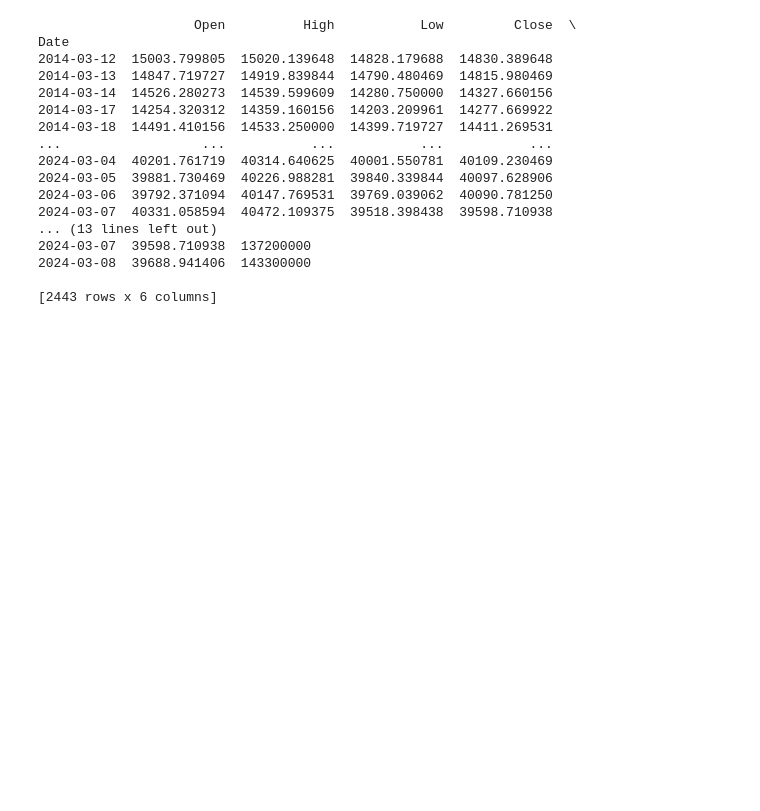
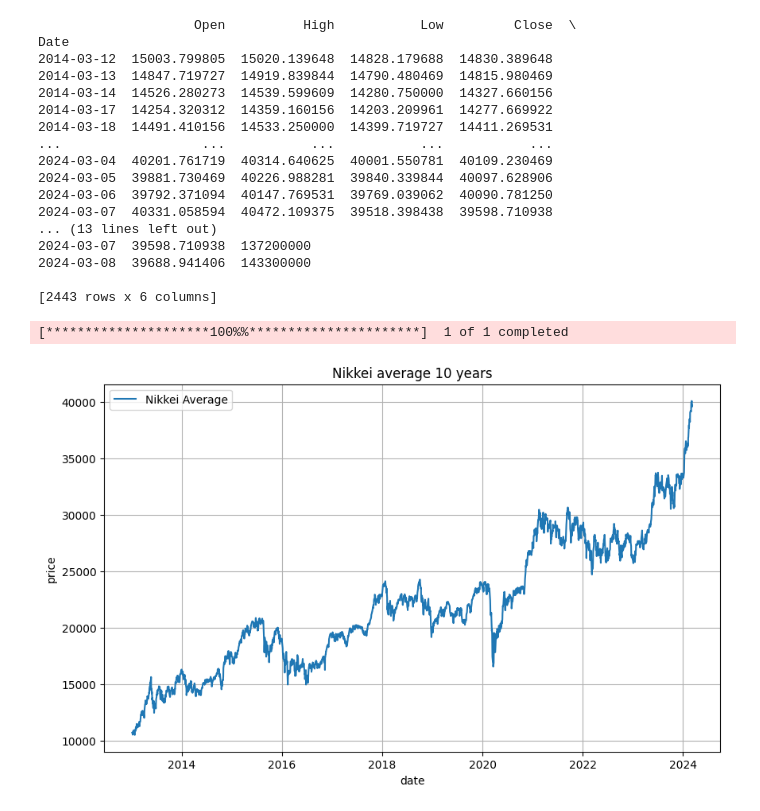
Before and after one commit to KazOku1018/PublicTest, a Jupyter notebook: 20230309.ipynb, the cells around one changed output. Drawn from its saved outputs; the diff is of its cells as text; code cells hidden in the pictures; blank space fills up the shorter version.

```diff
--- a/20230309.ipynb
+++ b/20230309.ipynb
@@ -36,3 +36,25 @@ Date
 2024-03-08  39688.941406  143300000
 
 [2443 rows x 6 columns]
+# %%
+import yfinance as yf
+import matplotlib.pyplot as plt
+
+# 開始日を設定（今から10年前）
+start_date = "2013-01-01"
+
+# 日経平均株価のシンボルは '^N225'
+nikkei225 = yf.download('^N225', start=start_date)
+
+# 折線グラフの描画
+plt.figure(figsize=(10, 6))
+plt.plot(nikkei225['Close'], label='Nikkei Average')
+plt.title('Nikkei average 10 years')
+plt.xlabel('date')
+plt.ylabel('price')
+plt.legend()
+plt.grid(True)
+plt.show()
+# %% [output]
+[*********************100%%**********************]  1 of 1 completed
+[figure, added]
```
